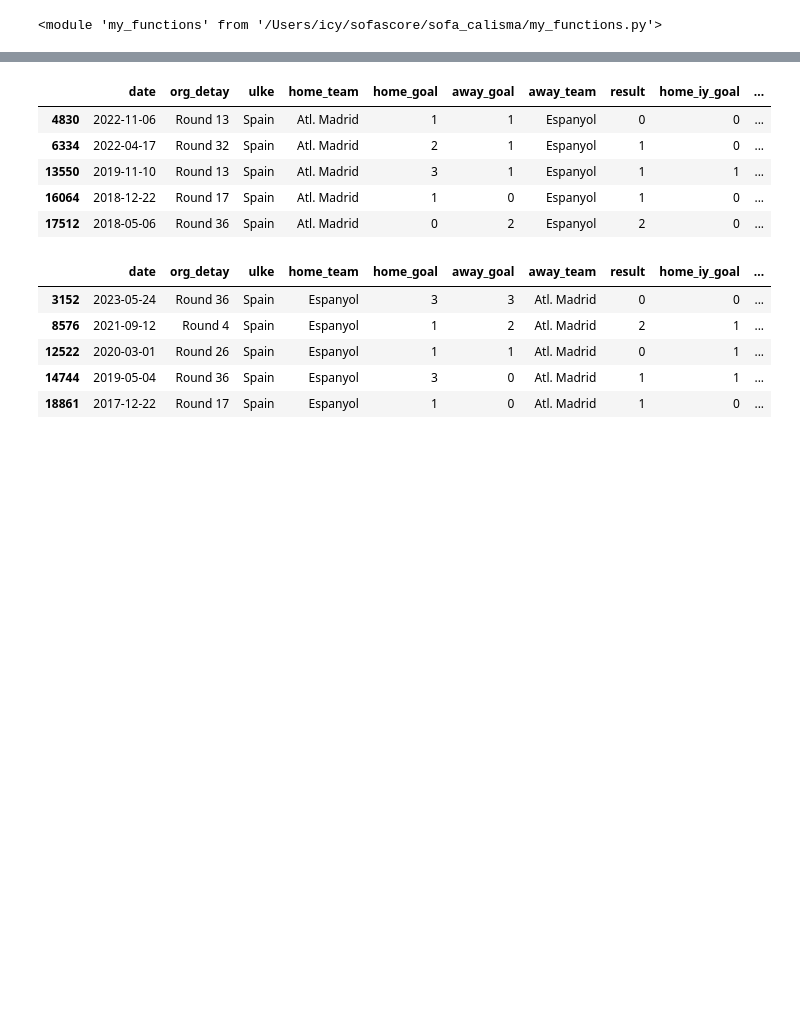
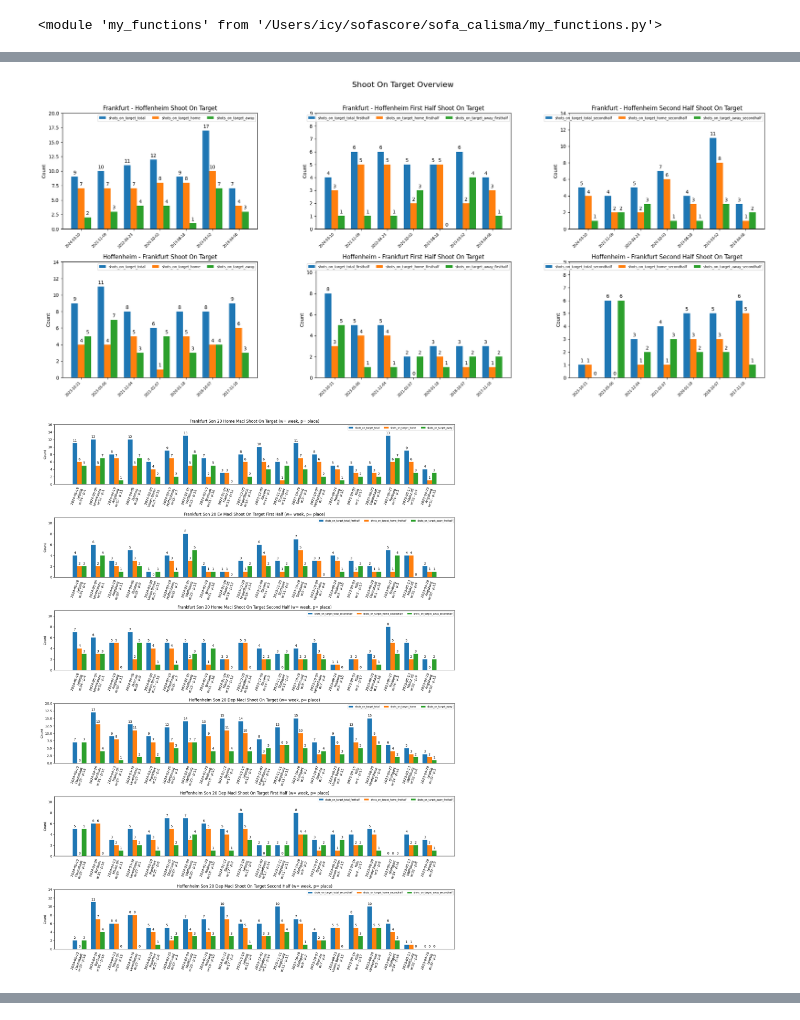
Before and after one commit to jesustr/sofa_calisma, a Jupyter notebook: calisma.ipynb, the cells around one changed output, grey strips where cells are left out. Saved outputs shown, nothing was run; the diff lists cells and outputs as text; code cells hidden in the pictures; blank space fills up the shorter version.

```diff
--- a/calisma.ipynb
+++ b/calisma.ipynb
@@ -20,2 +27,5 @@ corner(home_team= home_team , away_team= away_team, period= 1 , max_home_sira=9
 # %%
-shoot_on_target(home_team= home_team , away_team= away_team, period= 1 , max_home_sira=9 , min_home_sira=3 , max_away_sira=13 , min_away_sira=6 )
+shoot_on_target(home_team= home_team, away_team= away_team, period= 1, max_home_sira=20, min_home_sira=13 , max_away_sira=20, min_away_sira=13)
+# %% [output]
+[figure, added]
+[figure, added]
@@ -22,28 +33,0 @@ shoot_on_target(home_team= home_team , away_team= away_team, period= 1 , max_hom
-# %%
-# goal ve faul uzerine dusun **
-df[(df.home_team.str.contains(home_team)) & (df.away_team.str.contains(away_team))][['date','org_detay','ulke','home_team','home_goal','away_goal','away_team','result','home_iy_goal','away_iy_goal','iy_result',
-'shots_on_target_total',
-'shots_on_target_home','shots_on_target_home_firsthalf','shots_on_target_home_secondhalf','shots_on_target_away','shots_on_target_away_firsthalf','shots_on_target_away_secondhalf','total_shots_away',
-'total_shots_away_firsthalf','total_shots_away_secondhalf','total_shots_home','total_shots_home_firsthalf','total_shots_home_secondhalf','fouls_home', 'fouls_away','season_period','place_away','place_home',
-'match_round']]
-# %% [output]
-|  | date | org_detay | ulke | home_team | home_goal | away_goal | away_team | result | home_iy_goal | ... |
-| 4830 | 2022-11-06 | Round 13 | Spain | Atl. Madrid | 1 | 1 | Espanyol | 0 | 0 | ... |
-| 6334 | 2022-04-17 | Round 32 | Spain | Atl. Madrid | 2 | 1 | Espanyol | 1 | 0 | ... |
-| 13550 | 2019-11-10 | Round 13 | Spain | Atl. Madrid | 3 | 1 | Espanyol | 1 | 1 | ... |
-| 16064 | 2018-12-22 | Round 17 | Spain | Atl. Madrid | 1 | 0 | Espanyol | 1 | 0 | ... |
-| 17512 | 2018-05-06 | Round 36 | Spain | Atl. Madrid | 0 | 2 | Espanyol | 2 | 0 | ... |
-# %%
-df[(df.home_team.str.contains(away_team)) & (df.away_team.str.contains(home_team))][['date','org_detay','ulke','home_team','home_goal','away_goal','away_team','result','home_iy_goal','away_iy_goal','iy_result',
-'shots_on_target_home','shots_on_target_home_firsthalf','shots_on_target_home_secondhalf','shots_on_target_away','shots_on_target_away_firsthalf','shots_on_target_away_secondhalf','total_shots_away',
-'total_shots_away_firsthalf','total_shots_away_secondhalf','total_shots_home','total_shots_home_firsthalf','total_shots_home_secondhalf','fouls_home', 'fouls_away','season_period','place_away','place_home',
-'match_round',
-'shots_on_target_total_firsthalf',
-'shots_on_target_total_secondhalf']]
-# %% [output]
-|  | date | org_detay | ulke | home_team | home_goal | away_goal | away_team | result | home_iy_goal | ... |
-| 3152 | 2023-05-24 | Round 36 | Spain | Espanyol | 3 | 3 | Atl. Madrid | 0 | 0 | ... |
-| 8576 | 2021-09-12 | Round 4 | Spain | Espanyol | 1 | 2 | Atl. Madrid | 2 | 1 | ... |
-| 12522 | 2020-03-01 | Round 26 | Spain | Espanyol | 1 | 1 | Atl. Madrid | 0 | 1 | ... |
-| 14744 | 2019-05-04 | Round 36 | Spain | Espanyol | 3 | 0 | Atl. Madrid | 1 | 1 | ... |
-| 18861 | 2017-12-22 | Round 17 | Spain | Espanyol | 1 | 0 | Atl. Madrid | 1 | 0 | ... |
```
Also changed, not shown: parts of 11 cells of this notebook, 6 other files.
